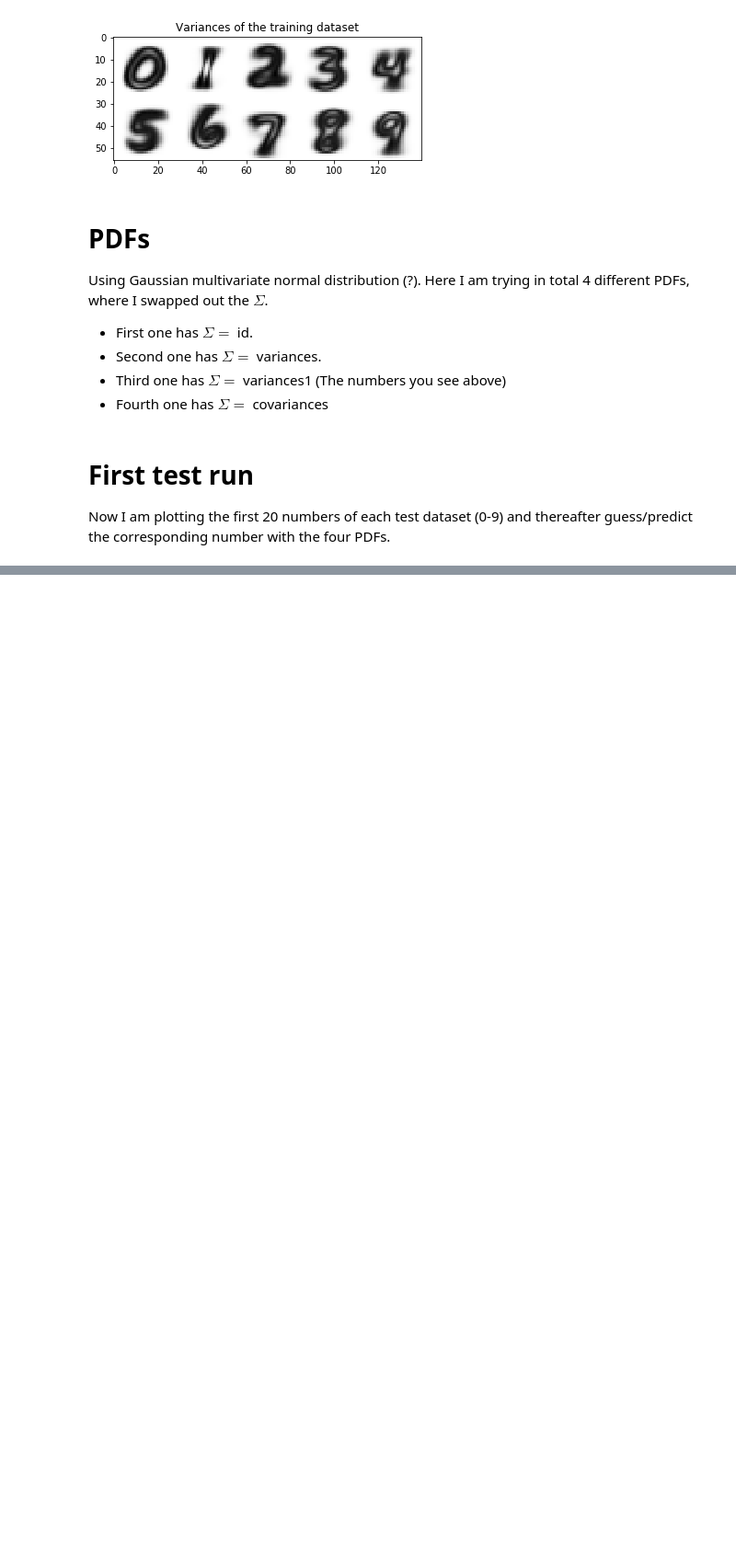
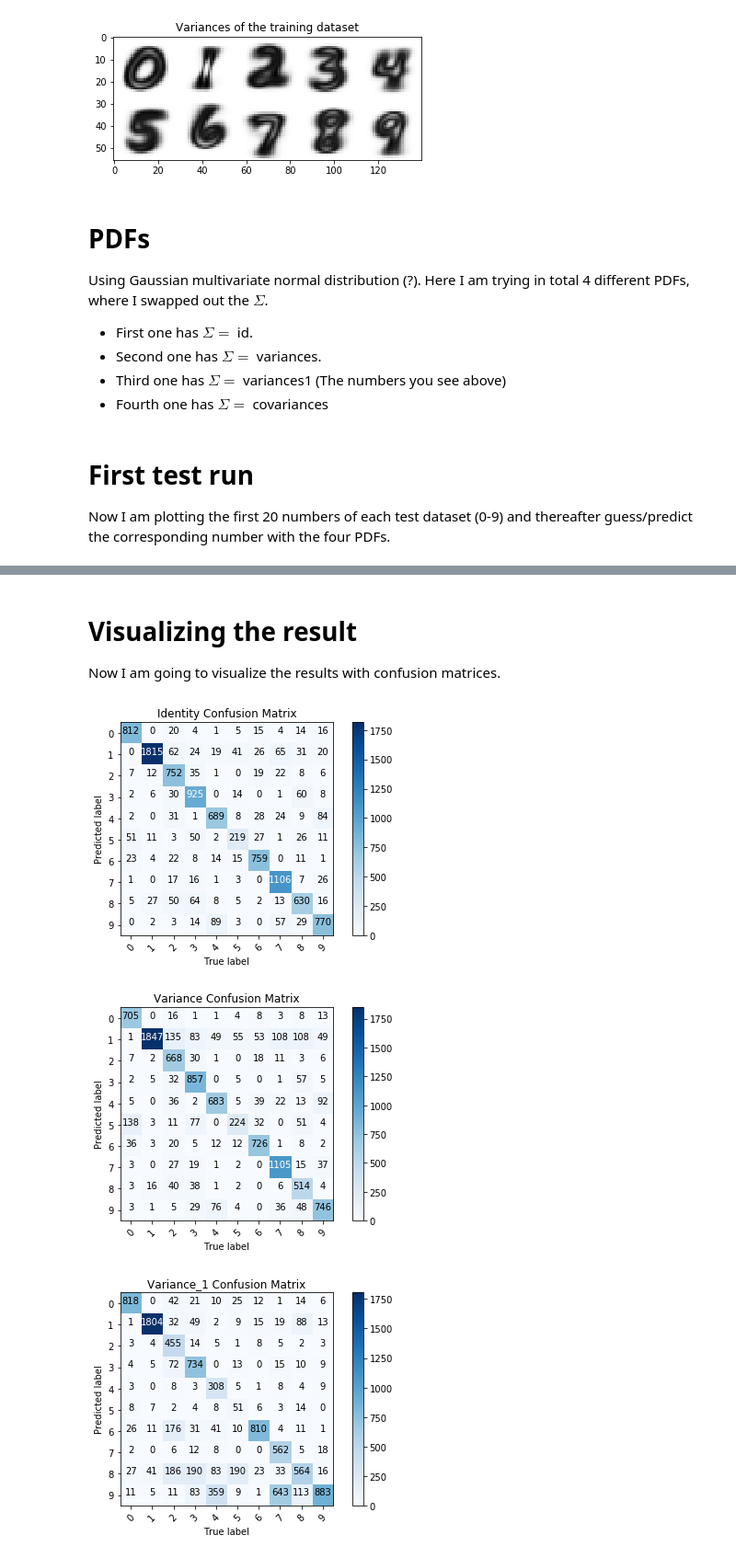
Before and after one commit to mlhhu2017/identifyDigit, a Jupyter notebook: bekcic/gaussian_multivar.ipynb, the cells around one changed output, grey strips where cells are left out. Shown at 92% size. Cells and saved outputs as stored; diff of their text form; code cells hidden in the pictures; blank space fills up the shorter version.

Commit message:
Added confusion matrix, moved some code and fixed a bug

```diff
--- a/bekcic/gaussian_multivar.ipynb
+++ b/bekcic/gaussian_multivar.ipynb
@@ -125 +125,37 @@ variance_1:     ERRORS: 0
 covariance:     ERRORS: 93
+# %% [markdown]
+# Visualizing the result
+
+Now I am going to visualize the results with confusion matrices.
+# %%
+training_labels = flatten_lists([[i]*len(guess_identity[i]) for i in range(10)])
+guess_identity_flat = flatten_lists(guess_identity)
+guess_variance_flat = flatten_lists(guess_variance)
+guess_variance_1_flat = flatten_lists(guess_variance_1)
+guess_covariance_flat = flatten_lists(guess_covariance)
+# %%
+confusion_matrix_identity = confusion_matrix(guess_identity_flat, training_labels)
+confusion_matrix_variance = confusion_matrix(guess_variance_flat, training_labels)
+confusion_matrix_variance_1 = confusion_matrix(guess_variance_1_flat, training_labels)
+confusion_matrix_covariance = confusion_matrix(guess_covariance_flat, training_labels)
+
+
+class_names = [str(i) for i in range(10)]
+
+plt.figure()
+plot_confusion_matrix(confusion_matrix_identity, classes=class_names, title='Identity Confusion Matrix')
+
+plt.figure()
+plot_confusion_matrix(confusion_matrix_variance, classes=class_names, title='Variance Confusion Matrix')
+
+plt.figure()
+plot_confusion_matrix(confusion_matrix_variance_1, classes=class_names, title='Variance_1 Confusion Matrix')
+
+plt.figure()
+plot_confusion_matrix(confusion_matrix_covariance, classes=class_names, title='Covariance Confusion Matrix')
+
+plt.show()
+# %% [output]
+[figure, added]
+[figure, added]
+[figure, added]
```
Also changed, not shown: parts of 9 cells of this notebook, 2 other files.
